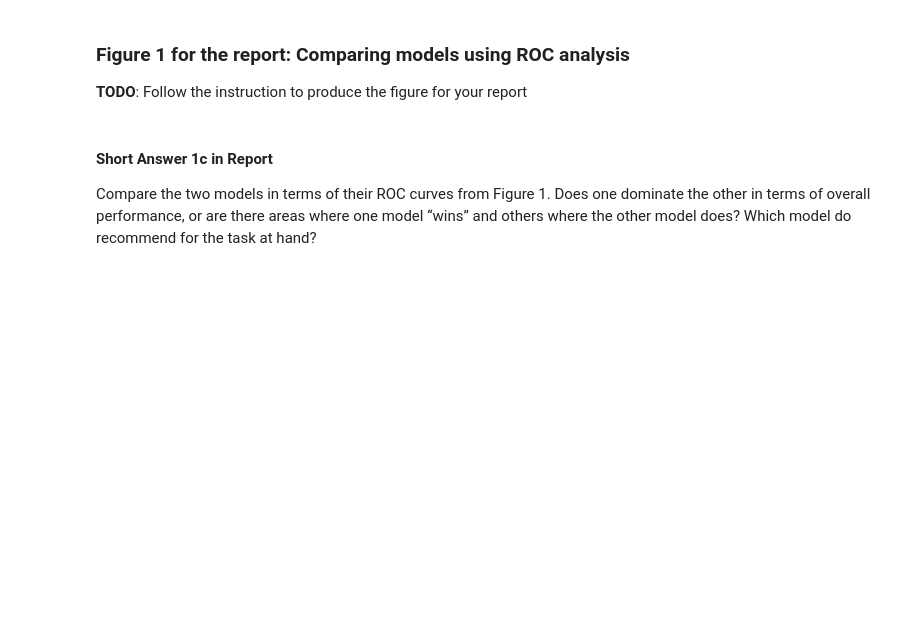
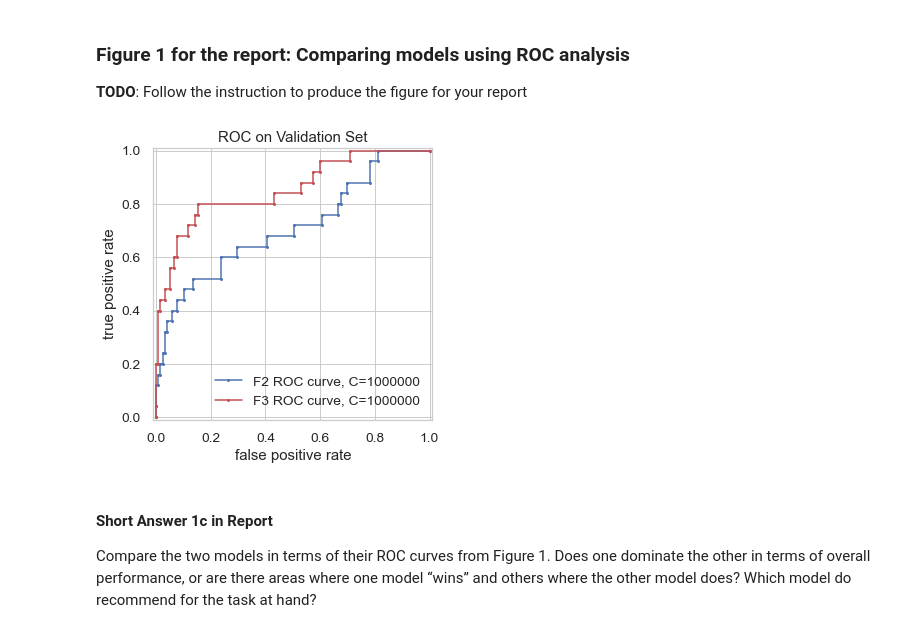
Before and after one commit to brawnerquan/comp135-20f-assignments, a Jupyter notebook: hw2/hw2_notebook.ipynb, the cells around one changed output. Drawn from its saved outputs; the diff is of its cells as text; code cells hidden in the pictures; blank space fills up the shorter version.

```diff
--- a/hw2/hw2_notebook.ipynb
+++ b/hw2/hw2_notebook.ipynb
@@ -273,3 +341,11 @@ bestlrF2_yproba1_te_N = best_lrF2.predict_proba(x_te_N2)[:,1]
 # %% [markdown]
 **TODO**:
 * Select the best C and retrieve the best model. You should name the model as "**best_lrF3**".
+# %%
+print(C_grid)
+print(va_bce_list)
+print(min(va_bce_list))
+best_C__lrF3= C_grid[len(C_grid) - 1]
+print(best_C__lrF3)
+best_lrF3 = sklearn.linear_model.LogisticRegression(C=1000000, solver='lbfgs')
+best_lrF3.fit(x_tr_M3, y_tr_M) #Part b
@@ -283,10 +372,9 @@ bestlrF2_yproba1_te_N = best_lrF2.predict_proba(x_te_N2)[:,1]
 # Part c Return the posibility of predicting true on test set.
 
 # Hint: follow what's done in the last code block of Step 1C.
-
-bestlrF3_yproba1_tr_M = # Part a
-bestlrF3_yproba1_va_N = # Part b
-bestlrF3_yproba1_te_N = # Part c
+bestlrF3_yproba1_tr_M = best_lrF3.predict_proba(x_tr_M3)[:,1]
+bestlrF3_yproba1_va_N = best_lrF3.predict_proba(x_va_N3)[:,1]
+bestlrF3_yproba1_te_N = best_lrF3.predict_proba(x_te_N3)[:,1]
 # %% [markdown]
 ### Figure 1 for the report: Comparing models using ROC analysis
 **TODO**:
@@ -294,20 +382,28 @@ Follow the instruction to produce the figure for your report
 # %%
 # Follow the instruction of HW2 and produce Figure 1 for your report:
 plt.subplots(nrows=1, ncols=1, figsize=(5,5));
 
 #TODO Using your data and predictions of the Validation set, Produce the ROC Curve utilizing
 #     `sklearn.metrics.roc_curve' within plt defined above.
 #     To Start with, Google and Read the official Document and examples of 'sklearn.metrics.roc_curve'.
 
 #     Read the instruction of HW2 carefully about the requirements of your plot (line type, line color, etc.)
 
+fpr_2, tpr_2, thresholds_2 = sklearn.metrics.roc_curve(y_va_N, bestlrF2_yproba1_va_N)
+fpr_3, tpr_3, thresholds_3 = sklearn.metrics.roc_curve(y_va_N, bestlrF3_yproba1_va_N)
+
+
 plt.title("ROC on Validation Set");
 plt.xlabel('false positive rate');
 plt.ylabel('true positive rate');
+plt.plot(fpr_2, tpr_2, 'b.-', label='F2 ROC curve, C=1000000')
+plt.plot(fpr_3, tpr_3, 'r.-', label='F3 ROC curve, C=1000000')
 plt.legend(loc='lower right');
 B = 0.01
 plt.xlim([0 - B, 1 + B]);
 plt.ylim([0 - B, 1 + B]);
+# %% [output]
+[figure, added]
 # %% [markdown]
 #### Short Answer 1c in Report
 
```
Also changed, not shown: parts of 14 cells of this notebook.
